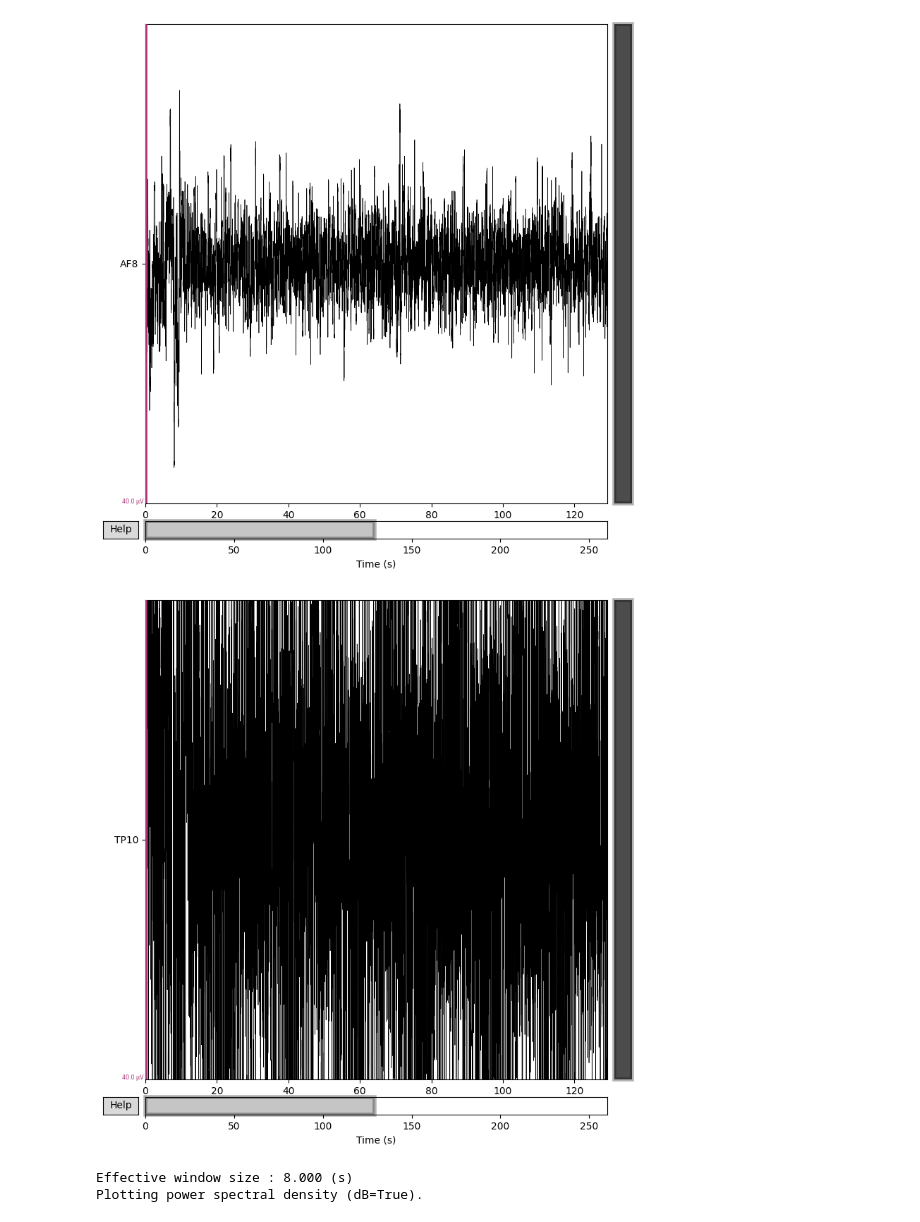
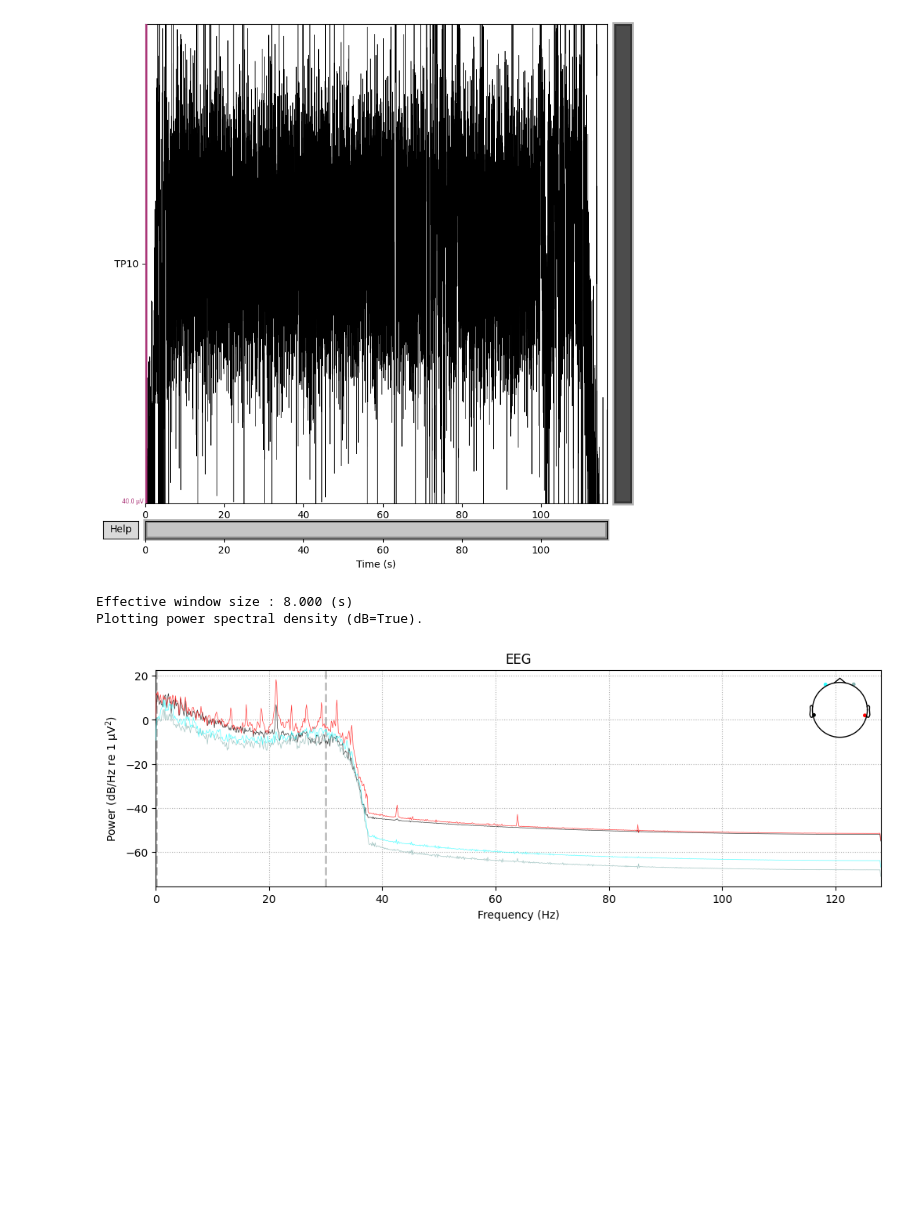
Before and after one commit to mseitzdev/MuseCrocMobile_Analysis, a Jupyter notebook: MNE_Test.ipynb, the cells around one changed output. Drawn from its saved outputs; the diff is of its cells as text; code cells hidden in the pictures; blank space fills up the shorter version.

```diff
--- a/MNE_Test.ipynb
+++ b/MNE_Test.ipynb
@@ -167,6 +209,7 @@ Filtered Data
 '''
 #filtering raw
 # https://neuraldatascience.io/7-eeg/erp_filtering.html
+
 # Filter settings
 low_cut = 0.1
 hi_cut  = 30
@@ -183,9 +226,6 @@ filtered_raw.plot_sensors(ch_type="eeg")
 #plot all filtered raw
 filtered_raw.plot(start=0, duration=total_length_seconds);  # times are in seconds
 
-#plot just the middle
-filtered_raw.plot(start=(total_length_seconds / 4), duration= (total_length_seconds / 4 * 3));  # times are in seconds
-
 #plot EEG by electrode
 filtered_raw.plot(duration=total_length_seconds, n_channels=1, picks="TP9")
 filtered_raw.plot(duration=total_length_seconds, n_channels=1, picks="AF7")
@@ -193,7 +233,7 @@ filtered_raw.plot(duration=total_length_seconds, n_channels=1, picks="AF8")
 filtered_raw.plot(duration=total_length_seconds, n_channels=1, picks="TP10")
 
 #Plot PSD, max freq is our nyquist freq
-filtered_raw.compute_psd(fmax=60).plot(picks="data", exclude="bads", amplitude=False)
+filtered_raw.compute_psd(fmax=128).plot(picks="data", exclude="bads", amplitude=False)
 # %% [output]
 Filtering raw data in 1 contiguous segment
 Setting up band-pass filter from 0.1 - 30 Hz
@@ -220,4 +260,4 @@ Designing a one-pass, zero-phase, non-causal bandpass filter:
-[figure, old version]
+[figure, new version]
+Effective window size : 8.000 (s)
+Plotting power spectral density (dB=True).
-[figure, old version]
+[figure, new version]
-Effective window size : 8.000 (s)
-Plotting power spectral density (dB=True).
```
Also changed, not shown: parts of 4 cells of this notebook, 5 other files.
